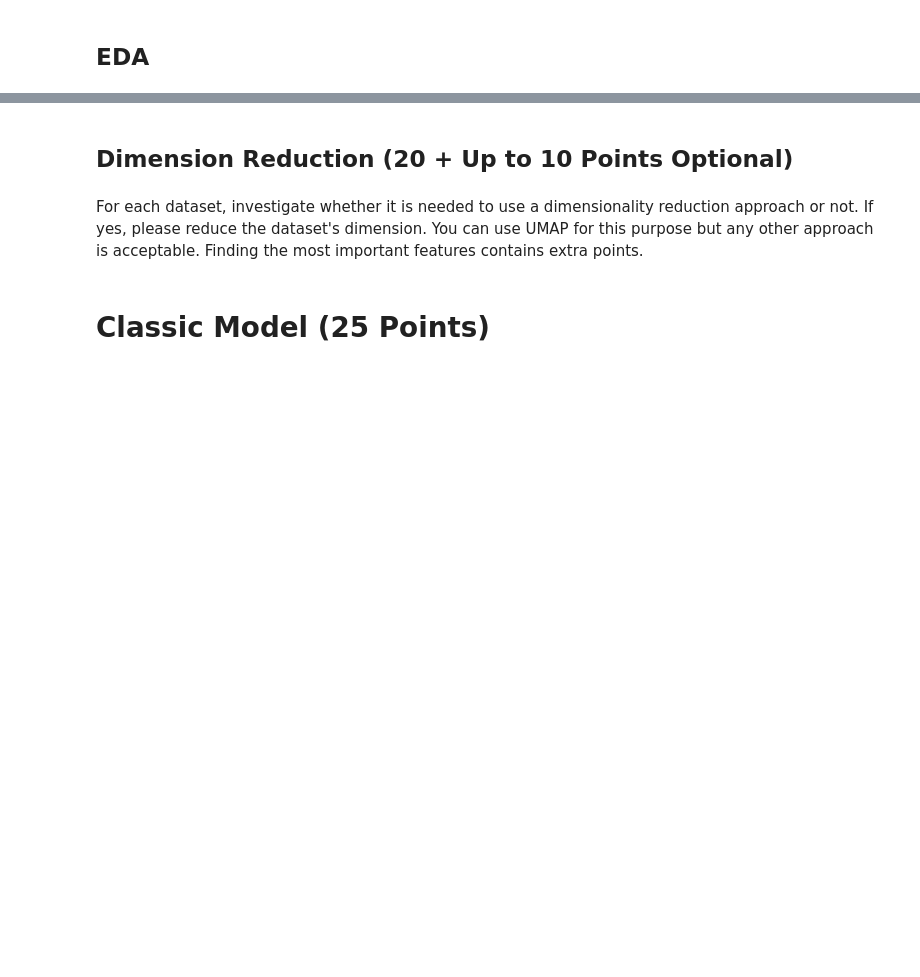
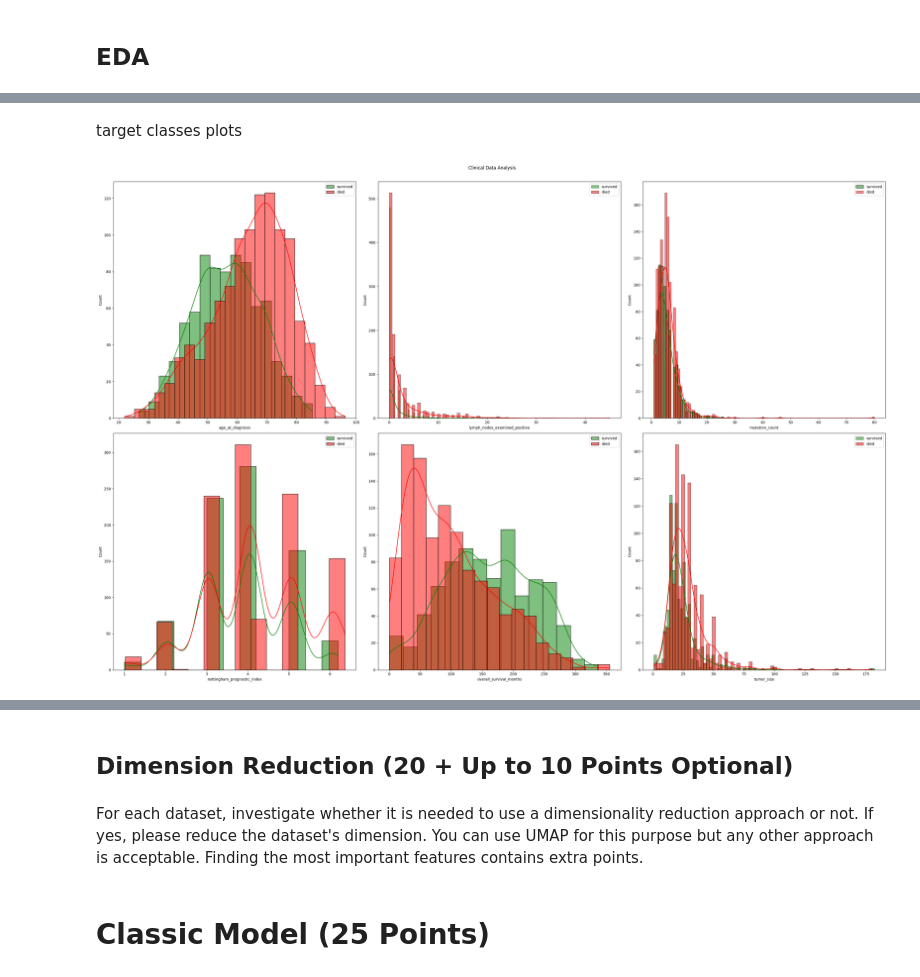
Before and after one commit to mohammadtaghi005/Breast-Cancer-Prediction, a Jupyter notebook: ML_Project.ipynb, the cells around one changed output, grey strips where cells are left out. Cells and saved outputs as stored; diff of their text form; code cells hidden in the pictures; blank space fills up the shorter version.

```diff
--- a/ML_Project.ipynb
+++ b/ML_Project.ipynb
@@ -53,0 +195,23 @@ For each dataset, you must perform a sufficient EDA.
+# %% [markdown]
+target classes plots
+# %%
+fig = plt.figure(figsize=(30, 20))
+column_counter = 0
+# num_clinical_columns= ['age_at_diagnosis', 'lymph_nodes_examined_positive','mutation_count',
+#     'nottingham_prognostic_index', 'overall_survival_months', 'tumor_size' ]
+important_numerical_clinical_data = numerical_df(clinical_data).drop(
+    columns=['patient_id', 'chemotherapy', 'overall_survival', 'hormone_therapy', 'radio_therapy', 'neoplasm_histologic_grade', 'cohort', 'tumor_stage'])
+for i in important_numerical_clinical_data:
+    plt.subplot(2, 3, column_counter+1)
+    column_counter += 1
+    sns.histplot(clinical_data[i][clinical_data['overall_survival']
+                 == 1], color='g', label='survived', kde=True)
+    sns.histplot(clinical_data[i][clinical_data['overall_survival']
+                 == 0], color='r', label='died', kde=True)
+    plt.legend(loc='best')
+fig.suptitle('Clinical Data Analysis')
+fig.tight_layout()
+fig.subplots_adjust(top=0.95)
+plt.show()
+# %% [output]
+[figure, added]
```
Also changed, not shown: parts of 16 cells of this notebook, 1 other file.
